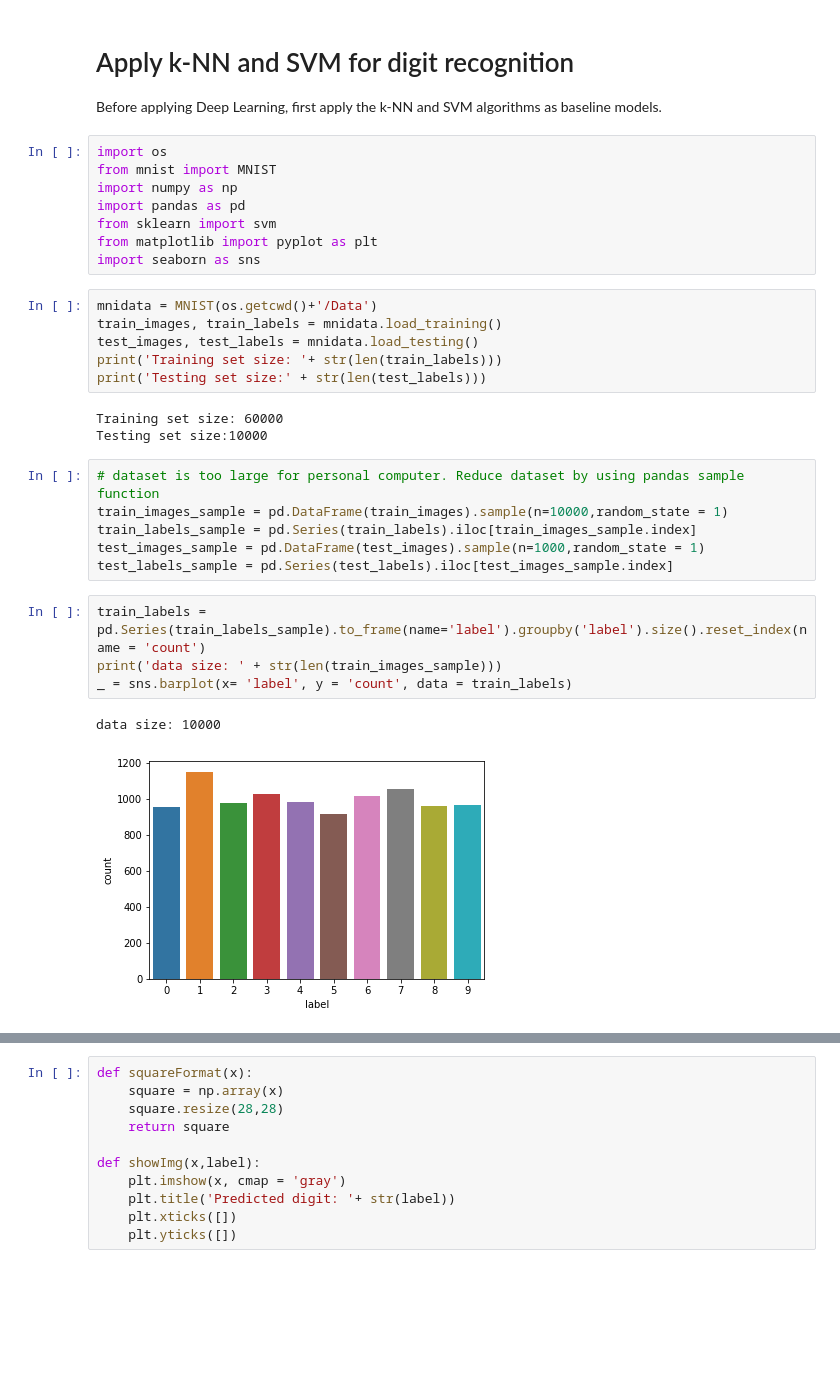
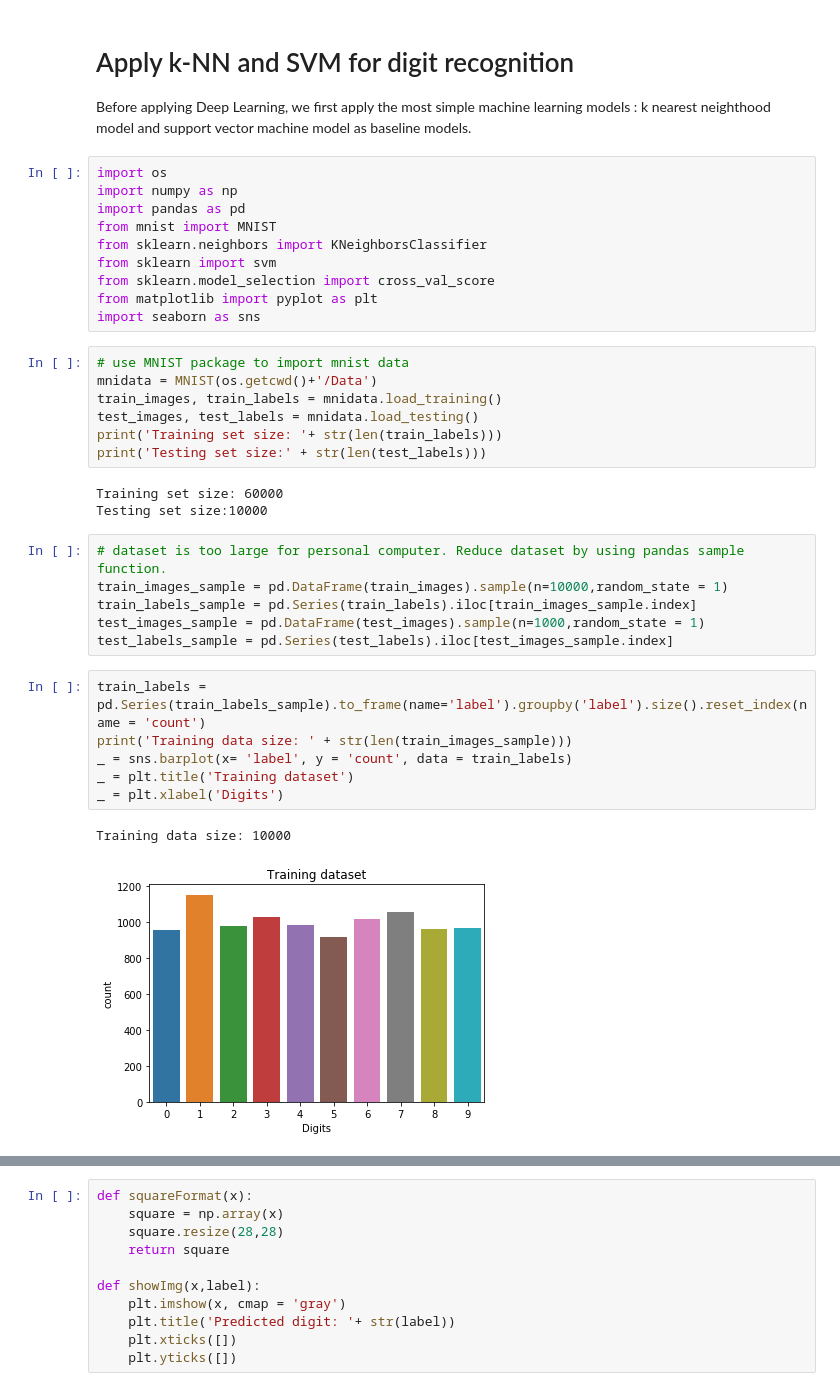
Before and after one commit to pochiehliu/CNN-for-Digit-Recognition, a Jupyter notebook: Step 2. Baseline model (kNN and SVM).ipynb, the cells around one changed output, grey strips where cells are left out. Drawn from its saved outputs; the diff is of its cells as text; blank space fills up the shorter version.

```diff
--- a/Step 2. Baseline model (kNN and SVM).ipynb
+++ b/Step 2. Baseline model (kNN and SVM).ipynb
@@ -1,16 +1,19 @@
 # %% [markdown]
 # Apply k-NN and SVM for digit recognition
 
-Before applying Deep Learning, first apply the k-NN and SVM algorithms as baseline models.
+Before applying Deep Learning, we first apply the most simple machine learning models : k nearest neighthood model and support vector machine model as baseline models.
 # %%
 import os
-from mnist import MNIST
 import numpy as np
 import pandas as pd
+from mnist import MNIST
+from sklearn.neighbors import KNeighborsClassifier
 from sklearn import svm
+from sklearn.model_selection import cross_val_score
 from matplotlib import pyplot as plt
 import seaborn as sns
 # %%
+# use MNIST package to import mnist data
 mnidata = MNIST(os.getcwd()+'/Data')
 train_images, train_labels = mnidata.load_training()
 test_images, test_labels = mnidata.load_testing()
@@ -20,17 +23,19 @@ print('Testing set size:' + str(len(test_labels)))
 Training set size: 60000
 Testing set size:10000
 # %%
-# dataset is too large for personal computer. Reduce dataset by using pandas sample function
+# dataset is too large for personal computer. Reduce dataset by using pandas sample function.
 train_images_sample = pd.DataFrame(train_images).sample(n=10000,random_state = 1)
 train_labels_sample = pd.Series(train_labels).iloc[train_images_sample.index]
 test_images_sample = pd.DataFrame(test_images).sample(n=1000,random_state = 1)
 test_labels_sample = pd.Series(test_labels).iloc[test_images_sample.index]
 # %%
 train_labels = pd.Series(train_labels_sample).to_frame(name='label').groupby('label').size().reset_index(name = 'count')
-print('data size: ' + str(len(train_images_sample)))
+print('Training data size: ' + str(len(train_images_sample)))
 _ = sns.barplot(x= 'label', y = 'count', data = train_labels)
+_ = plt.title('Training dataset')
+_ = plt.xlabel('Digits')
 # %% [output]
-data size: 10000
+Training data size: 10000
-[figure, old version]
+[figure, new version]
 # %%
 test_labels = pd.Series(test_labels_sample).to_frame(name='label').groupby('label').size().reset_index(name = 'count')
```
Also changed, not shown: parts of 26 cells of this notebook.
